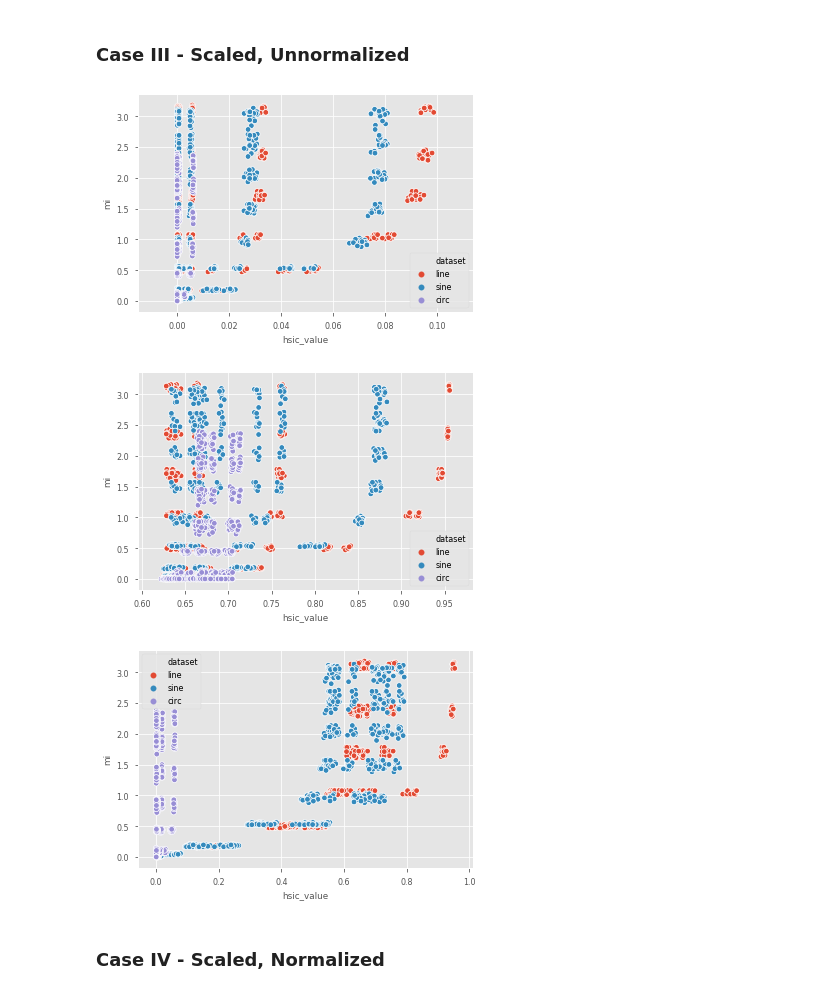
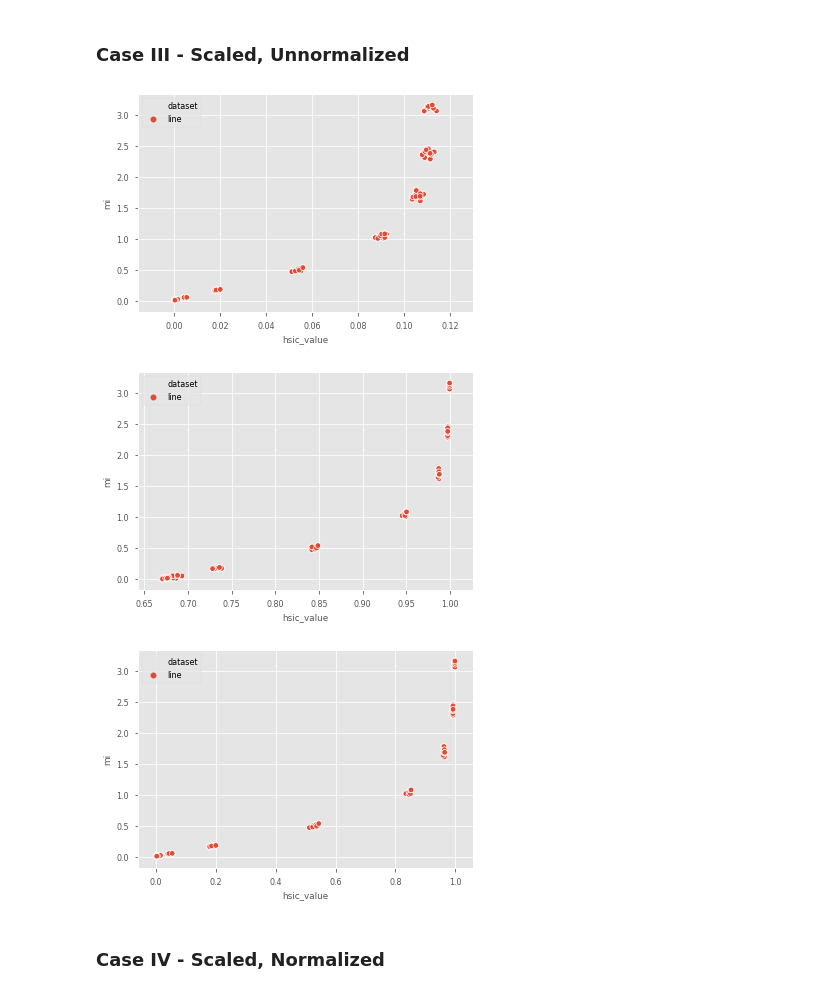
Before and after one commit to jejjohnson/hsic_alignment, a Jupyter notebook: notebooks/3_isotropic_scaling/2.0_scale_viz.ipynb, the cells around one changed output. Cells and saved outputs as stored; diff of their text form; code cells hidden in the pictures.

Commit message:
peeped new results with separate gammas
* Case 1,2 - no changes
* Case 3,4 - still running

```diff
--- a/notebooks/3_isotropic_scaling/2.0_scale_viz.ipynb
+++ b/notebooks/3_isotropic_scaling/2.0_scale_viz.ipynb
@@ -178,24 +180,24 @@ plot_results(sub_df, 'ctka', 'dataset')
 # %% [markdown]
 ### Case III - Scaled, Unnormalized
 # %%
-results_df = pd.read_csv(RES_PATH + 'exp_scale_c3_v2.csv')
+results_df = pd.read_csv(RES_PATH + 'exp_scale_c3_v3.csv')
 sub_df = results_df.copy()
 
 # sub_df = sub_df[sub_df['dataset'] == 'sine']
 # sub_df = sub_df[sub_df['normalized'] == 0.0]
 sub_df = sub_df[sub_df['gamma_method'] == 'median_p0.5']
 # sub_df = sub_df[sub_df['scorer'] == 'ctka']
 # sub_df = sub_df[sub_df['trial'] == 1.0]
 # sub_df['mi'] = np.log2(sub_df['mi'])
 
 # plot data
 plot_results(sub_df, 'hsic', 'dataset')
 plot_results(sub_df, 'tka', 'dataset')
 plot_results(sub_df, 'ctka', 'dataset')
 # %% [output]
-[figure, old version]
+[figure, new version]
-[figure, old version]
+[figure, new version]
-[figure, old version]
+[figure, new version]
 # %% [markdown]
 ### Case IV - Scaled, Normalized
 # %%
```
Also changed, not shown: parts of 19 cells of this notebook.
